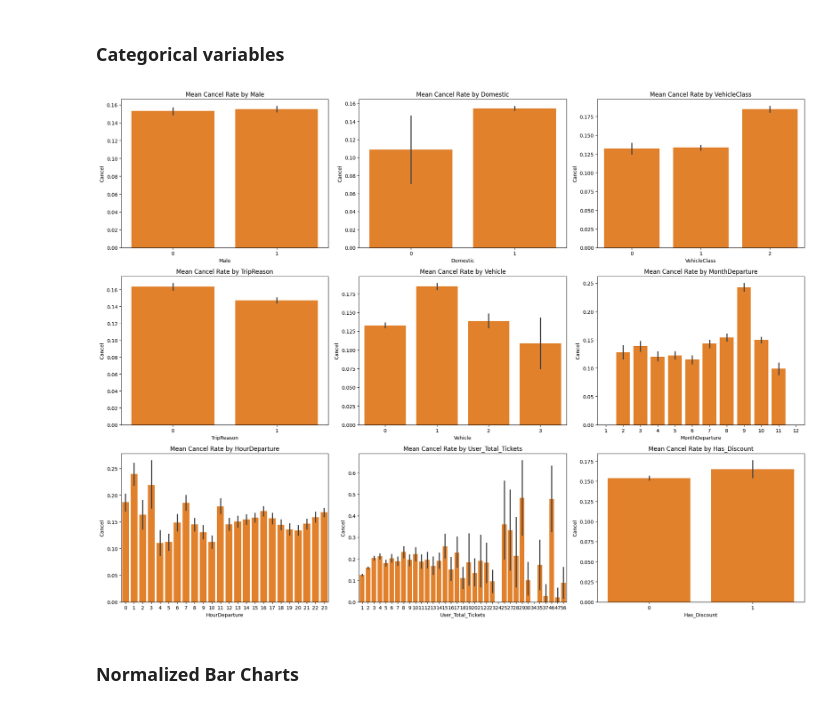
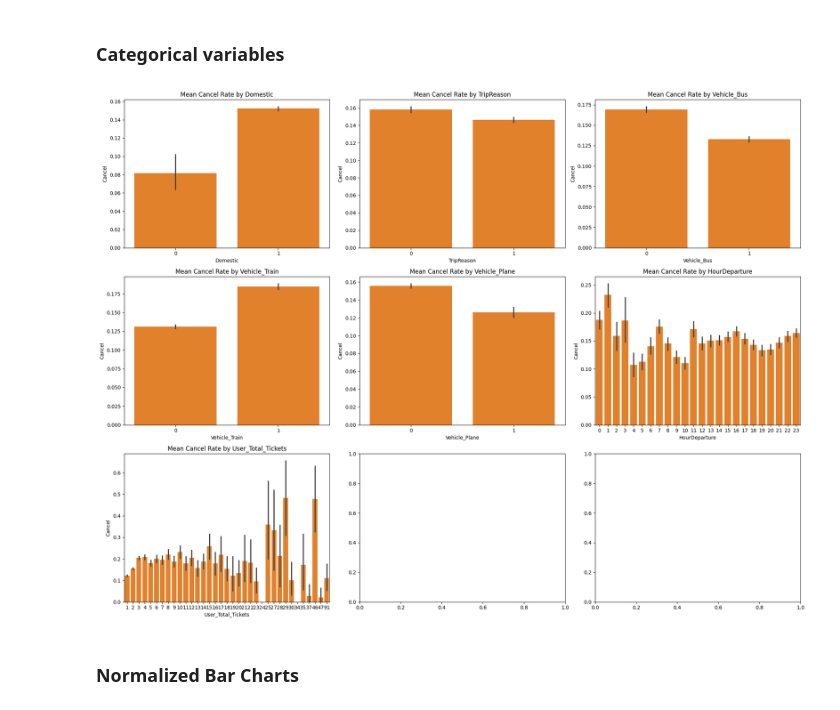
Before and after one commit to silviacalabretta/statistical-methods-project, a Jupyter notebook: notebooks/012_data_plots.ipynb, the cells around one changed output. Cells and saved outputs as stored; diff of their text form; code cells hidden in the pictures.

```diff
--- a/notebooks/012_data_plots.ipynb
+++ b/notebooks/012_data_plots.ipynb
@@ -185,23 +182,23 @@ plt.show()
 # %% [markdown]
 ### Categorical variables
 # %%
-cat_cols_to_plot = ['Male','Domestic','VehicleClass','TripReason','Vehicle_Bus', 'Vehicle_Train', 'Vehicle_Plane','MonthDeparture','HourDeparture','User_Total_Tickets', 'Has_Discount']
+cat_cols_to_plot = ['Domestic','TripReason','Vehicle_Bus', 'Vehicle_Train', 'Vehicle_Plane','HourDeparture','User_Total_Tickets']
 
 #TRAIN SET
 fig, axes = plt.subplots(3, 3, figsize=(20, 15))
 
 # Flatten the axes array to make it easier to iterate over (converts 2D array to 1D)
 axes = axes.flatten()
 
 for i, col in enumerate(cat_cols_to_plot):
     sns.barplot(x=col, y='Cancel', data=train_df, ax=axes[i], color="tab:orange")
     axes[i].set_title(f'Mean Cancel Rate by {col}')
 
 plt.tight_layout()
 plt.savefig(os.path.join(save_dir, "barplot_data.png"))
 plt.show()
 # %% [output]
-[figure, old version]
+[figure, new version]
 # %% [markdown]
 ### Normalized Bar Charts
 # %%
```
Also changed, not shown: parts of 8 cells of this notebook, 7 other files.
